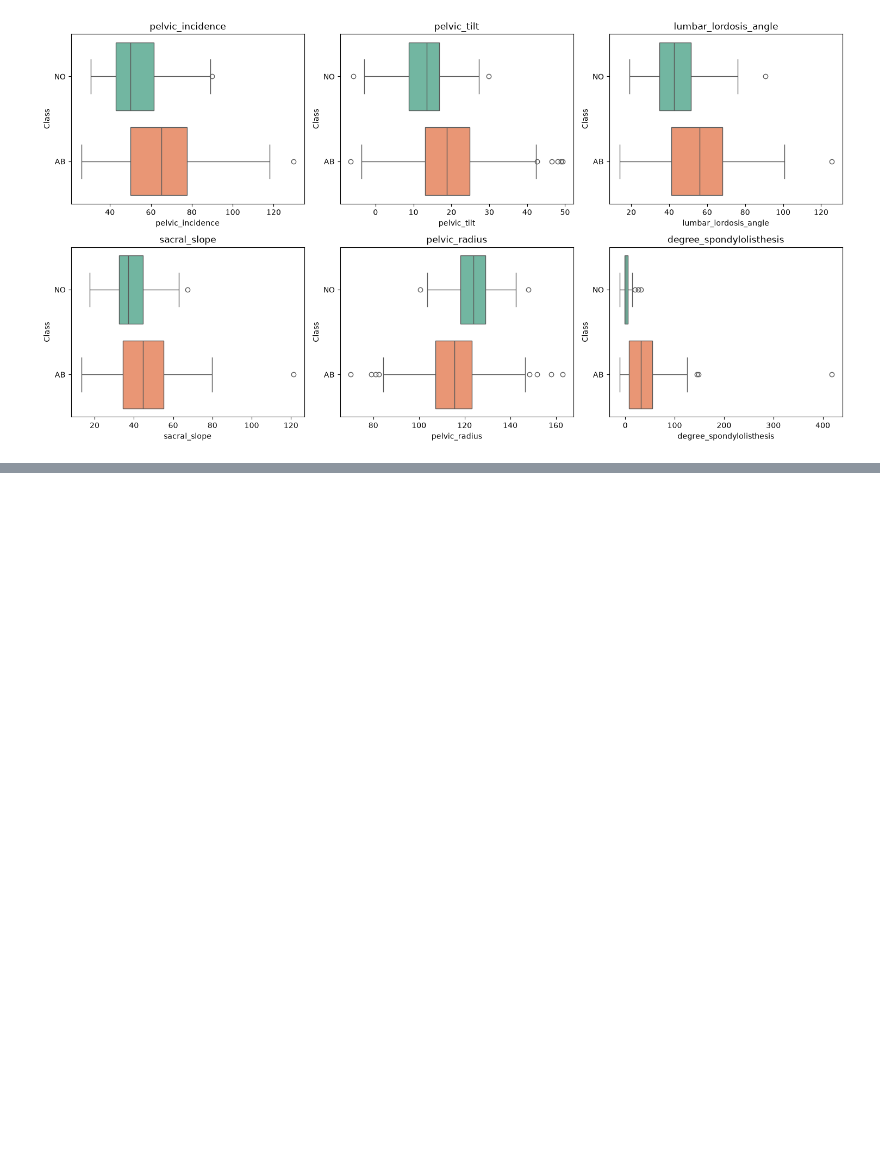
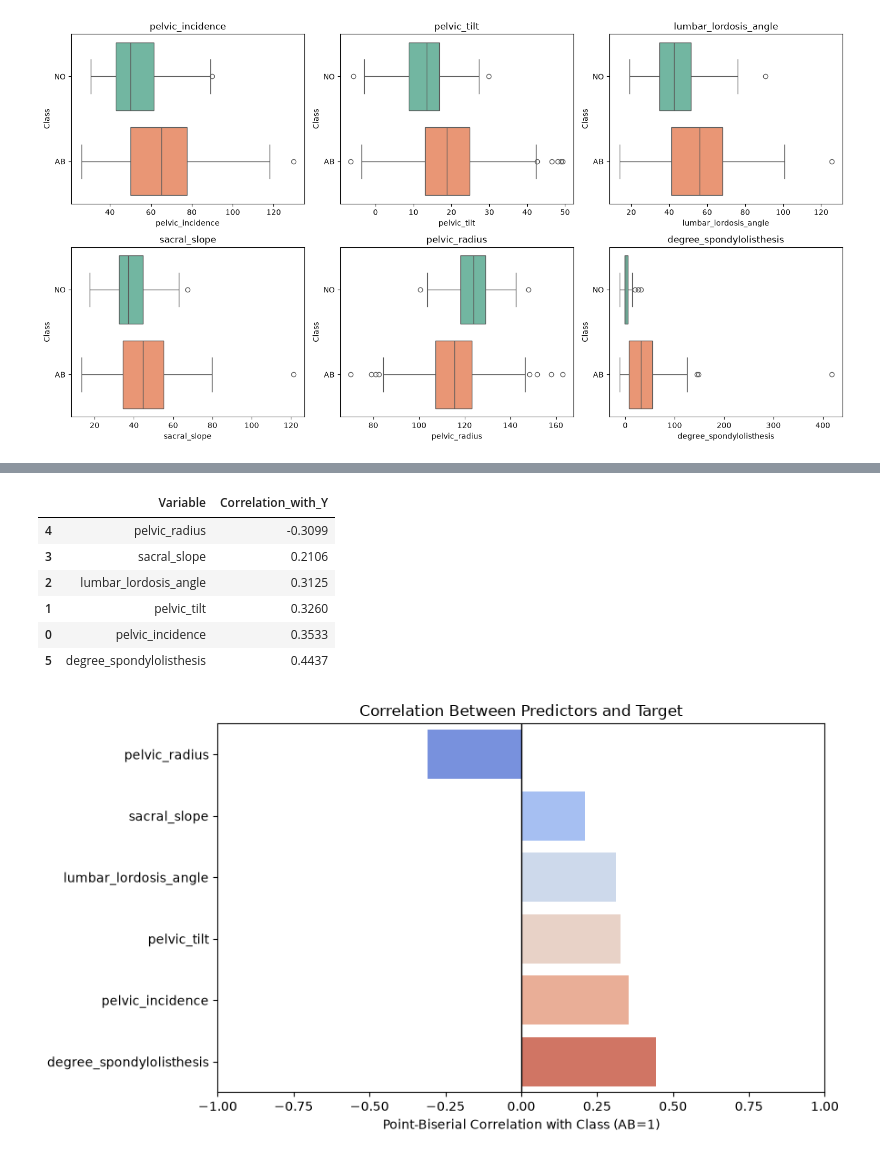
Before and after one commit to kurochan1901/115-1_Data-Analysis-and-Modeling, a Jupyter notebook: HW3/HW3.ipynb, the cells around one changed output, grey strips where cells are left out. Cells and saved outputs as stored; diff of their text form; code cells hidden in the pictures; blank space fills up the shorter version.

```diff
--- a/HW3/HW3.ipynb
+++ b/HW3/HW3.ipynb
@@ -168,0 +276,47 @@ plt.show()
+# %%
+# Encode target variable (NO=0, AB=1)
+y_encoded = df["class"].map({"NO": 0, "AB": 1})
+
+# Calculate correlation of each X with Y
+xy_corr = df[numeric_cols].corrwith(y_encoded)
+
+# Create result table
+xy_corr_df = (
+    xy_corr
+    .rename("Correlation_with_Y")
+    .reset_index()
+    .rename(columns={"index": "Variable"})
+    .sort_values("Correlation_with_Y")
+)
+
+display(xy_corr_df.round(4))
+
+# Plot
+plt.figure(figsize=(9, 5))
+
+sns.barplot(
+    data=xy_corr_df,
+    x="Correlation_with_Y",
+    y="Variable",
+    hue="Variable",
+    palette="coolwarm",
+    legend=False
+)
+
+plt.axvline(0, color="black", linewidth=1)
+plt.xlim(-1, 1)
+plt.xlabel("Point-Biserial Correlation with Class (AB=1)")
+plt.ylabel("")
+plt.title("Correlation Between Predictors and Target")
+
+plt.tight_layout()
+plt.show()
+# %% [output]
+|  | Variable | Correlation_with_Y |
+| 4 | pelvic_radius | -0.3099 |
+| 3 | sacral_slope | 0.2106 |
+| 2 | lumbar_lordosis_angle | 0.3125 |
+| 1 | pelvic_tilt | 0.3260 |
+| 0 | pelvic_incidence | 0.3533 |
+| 5 | degree_spondylolisthesis | 0.4437 |
+[figure, added]
```
Also changed, not shown: parts of 31 cells of this notebook.
